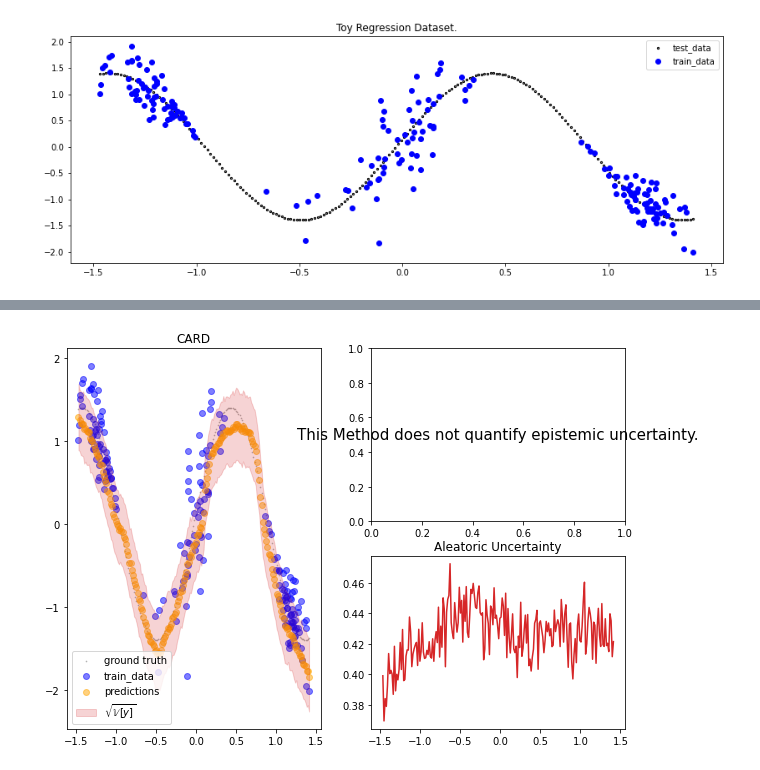
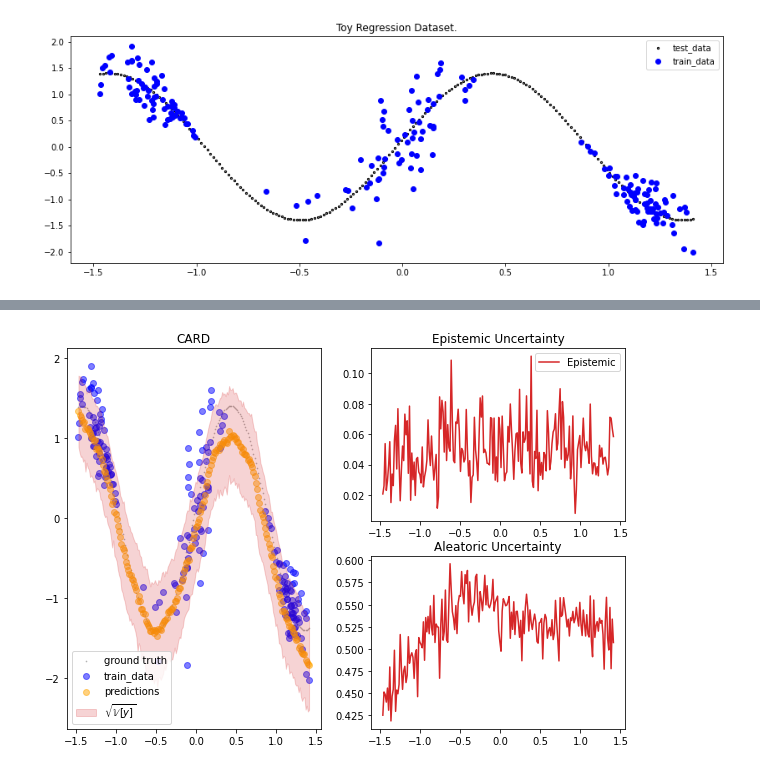
Before and after one commit to wrkhard/Fast_Retrieval, a Jupyter notebook: retrieval_examples.ipynb, the cells around one changed output, grey strips where cells are left out. Drawn from its saved outputs; the diff is of its cells as text; code cells hidden in the pictures.

```diff
--- a/retrieval_examples.ipynb
+++ b/retrieval_examples.ipynb
@@ -396,5 +586,4 @@ class ToyDonutDataModule(LightningDataModule):
 # %%
 # test the module
-# data_module = RetrievalDataModule(train_files=train_files, test_files=test_files, batch_size=32, num_workers=4)
-# data_module.setup()
-# train_loader = data_module.train_dataloader()
+data_module = SimDiffDataModule('sco2',train_files,train_files,train_files,batch_size=32)
+train_loader = data_module.train_dataloader()
@@ -455,7 +644,7 @@ fig = plot_toy_regression_data(X_train, Y_train, X_test, Y_test)
 [figure]
 # %%
 # train the pre-conditioning model
-network = MLP(n_inputs=1, n_hidden=[50, 50, 50], n_outputs=1)
+network = MLP(n_inputs=1, n_hidden=[100, 50], n_outputs=1)
 
 cond_mean_model = DeterministicRegression(
     model=network, optimizer=partial(torch.optim.Adam, lr=1e-2), loss_fn=nn.MSELoss()
@@ -547,6 +736,7 @@ diff_trainer = Trainer(
     enable_checkpointing=False,
     enable_progress_bar=True,
     default_root_dir=my_temp_dir,
+    early_stopping_patience=50,
 )
 diff_trainer.fit(card_model, dm)
 # %% [output]
@@ -582,23 +771,25 @@ preds_5 = card_model.predict_step(X_test.cpu())
 # average the preds to get the final preds and pred_uct
 preds = {
     "pred": torch.stack([preds_1["pred"], preds_2["pred"], preds_3["pred"], preds_4["pred"], preds_5["pred"]]).mean(0),
-    "pred_uct": torch.stack([preds_1["pred_uct"], preds_2["pred_uct"], preds_3["pred_uct"], preds_4["pred_uct"], preds_5["pred_uct"]]).mean(0),
+    "pred_uct": torch.stack([preds_1["pred_uct"], preds_2["pred_uct"], preds_3["pred_uct"], preds_4["pred_uct"], preds_5["pred_uct"]]).mean(0) + torch.stack([preds_1["pred"], preds_2["pred"], preds_3["pred"], preds_4["pred"], preds_5["pred"]]).std(0),
     "aleatoric_uct": torch.stack([preds_1["aleatoric_uct"], preds_2["aleatoric_uct"], preds_3["aleatoric_uct"], preds_4["aleatoric_uct"], preds_5["aleatoric_uct"]]).mean(0),
+    "epistemic_uct": torch.stack([preds_1["pred"], preds_2["pred"], preds_3["pred"], preds_4["pred"], preds_5["pred"]]).std(0),
 }
 # %%
 fig = plot_predictions_regression(
     X_train,
     Y_train,
     X_test,
     Y_test,
     preds["pred"],
     preds["pred_uct"],
     aleatoric=preds["aleatoric_uct"],
+    epistemic=preds["epistemic_uct"],
     title="CARD",
     show_bands=False,
 )
 # %% [output]
-[figure, old version]
+[figure, new version]
 # %%
 
 fig = plot_calibration_uq_toolbox(
```
Also changed, not shown: parts of 40 cells of this notebook.
